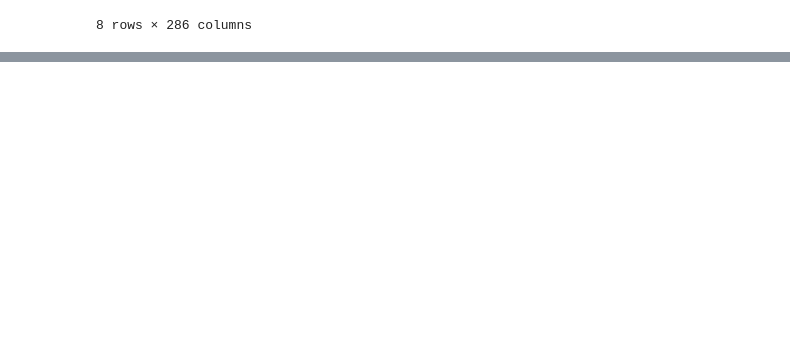
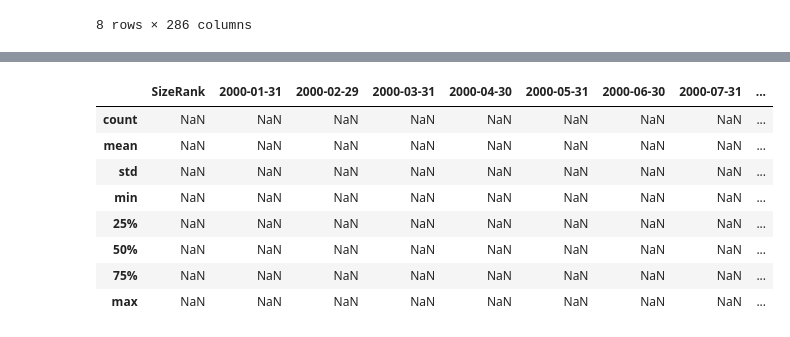
Before and after one commit to jsuddsjr/data-exploration, a Jupyter notebook: 01-data-shape.ipynb, the cells around one changed output, grey strips where cells are left out. Cells and saved outputs as stored; diff of their text form; code cells hidden in the pictures; blank space fills up the shorter version.

```diff
--- a/01-data-shape.ipynb
+++ b/01-data-shape.ipynb
@@ -125,0 +173,4 @@ df[[dt_start.strftime(dformat), dt.strftime(dformat)]]
+# %%
+mask = df['RegionType'].isin(['country'])
+dfd = df[~mask].describe()
+dfd
@@ -125,0 +193,13 @@ df[[dt_start.strftime(dformat), dt.strftime(dformat)]]
+# %%
+dfds = dfd.shift(12, axis=1)
+dfds[dfds.columns[0:13]]
+# %% [output]
+|  | SizeRank | 2000-01-31 | 2000-02-29 | 2000-03-31 | 2000-04-30 | 2000-05-31 | 2000-06-30 | 2000-07-31 | ... |
+| count | NaN | NaN | NaN | NaN | NaN | NaN | NaN | NaN | ... |
+| mean | NaN | NaN | NaN | NaN | NaN | NaN | NaN | NaN | ... |
+| std | NaN | NaN | NaN | NaN | NaN | NaN | NaN | NaN | ... |
+| min | NaN | NaN | NaN | NaN | NaN | NaN | NaN | NaN | ... |
+| 25% | NaN | NaN | NaN | NaN | NaN | NaN | NaN | NaN | ... |
+| 50% | NaN | NaN | NaN | NaN | NaN | NaN | NaN | NaN | ... |
+| 75% | NaN | NaN | NaN | NaN | NaN | NaN | NaN | NaN | ... |
+| max | NaN | NaN | NaN | NaN | NaN | NaN | NaN | NaN | ... |
```
Also changed, not shown: parts of 23 cells of this notebook, 2 other files.
